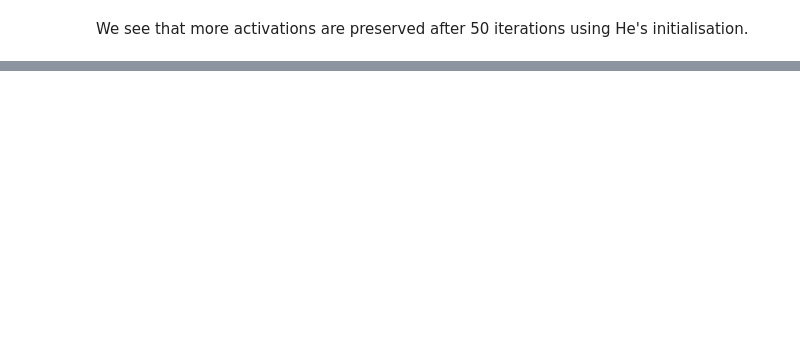
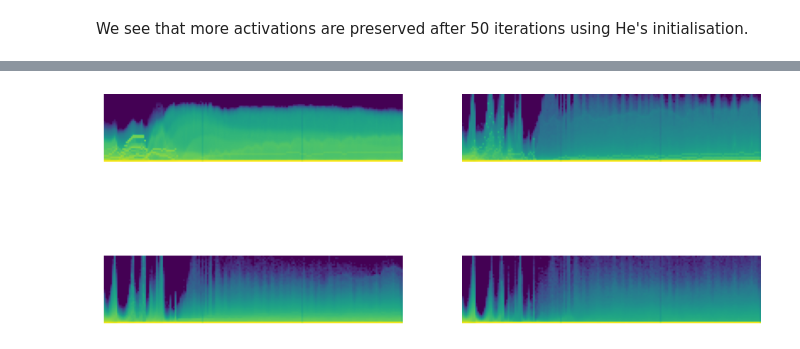
Before and after one commit to 0xSingletOnly/pdlfc, a Jupyter notebook: 11_initializing.ipynb, the cells around one changed output, grey strips where cells are left out. Drawn from its saved outputs; the diff is of its cells as text; code cells hidden in the pictures; blank space fills up the shorter version.

```diff
--- a/11_initializing.ipynb
+++ b/11_initializing.ipynb
@@ -234,0 +463,4 @@ We see that more activations are preserved after 50 iterations using He's initia
+# %%
+astats.color_dim()
+# %% [output]
+[figure, added]
```
Also changed, not shown: parts of 66 cells of this notebook.
